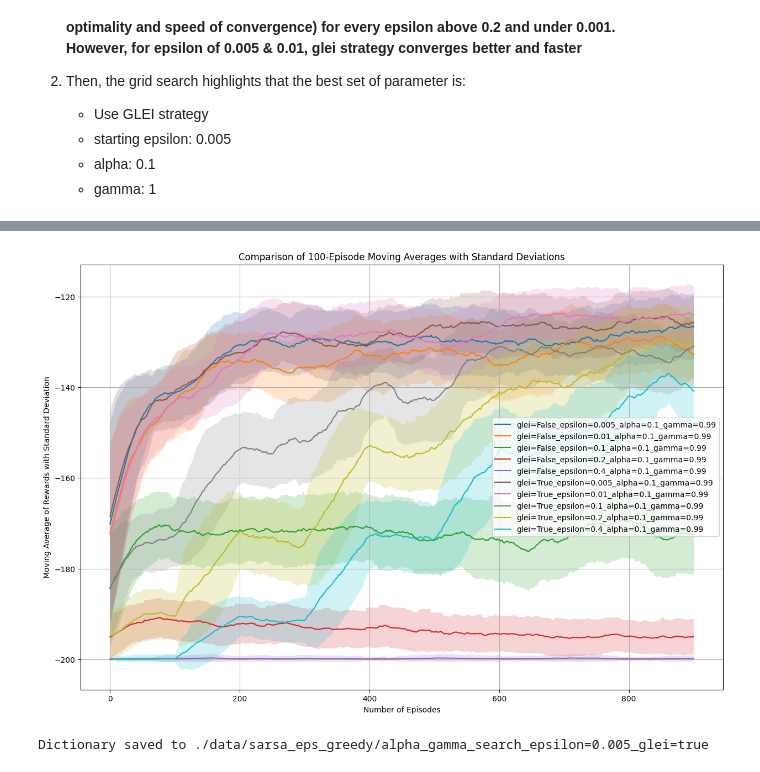
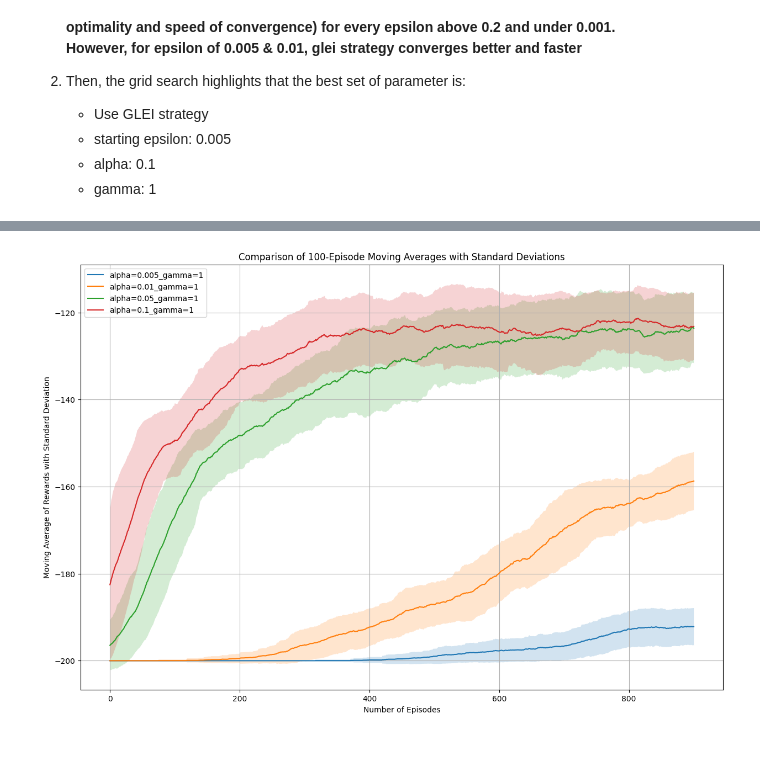
Before and after one commit to salmalys/mountain_car, a Jupyter notebook: src/sarsa_fixed.ipynb, the cells around one changed output, grey strips where cells are left out. Drawn from its saved outputs; the diff is of its cells as text; code cells hidden in the pictures.

```diff
--- a/src/sarsa_fixed.ipynb
+++ b/src/sarsa_fixed.ipynb
@@ -174,26 +270,8 @@ Dictionary saved to ./data/sarsa_eps_greedy/glei_vs_noglei
 # %%
 plot_moving_averages(
-    process_json("./data/sarsa_eps_greedy/glei_vs_noglei", "r"),
+    process_json("./data/sarsa/softmax/alpha_search", "r"),
     nb_episodes=1000,
     window_size=100,
 )
 # %% [output]
-[figure, old version]
+[figure, new version]
-# %%
-alpha_gamma_tune_historic = sarsa_eps_greedy_agent.grid_search(
-    env=env,
-    alpha_values=[0.005, 0.01, 0.1],
-    gamma_values=[0.9, 0.99, 1],
-    epsilon_values=[0.005],
-    nb_episodes=1000,
-    nb_iter=10,
-    use_glei=True,
-    verbose=False,
-)
-process_json(
-    "./data/sarsa_eps_greedy/alpha_gamma_search_epsilon=0.005_glei=true",
-    "w",
-    data_dict=alpha_gamma_tune_historic,
-)
-# %% [output]
-Dictionary saved to ./data/sarsa_eps_greedy/alpha_gamma_search_epsilon=0.005_glei=true
```
Also changed, not shown: parts of 20 cells of this notebook, 11 other files.
